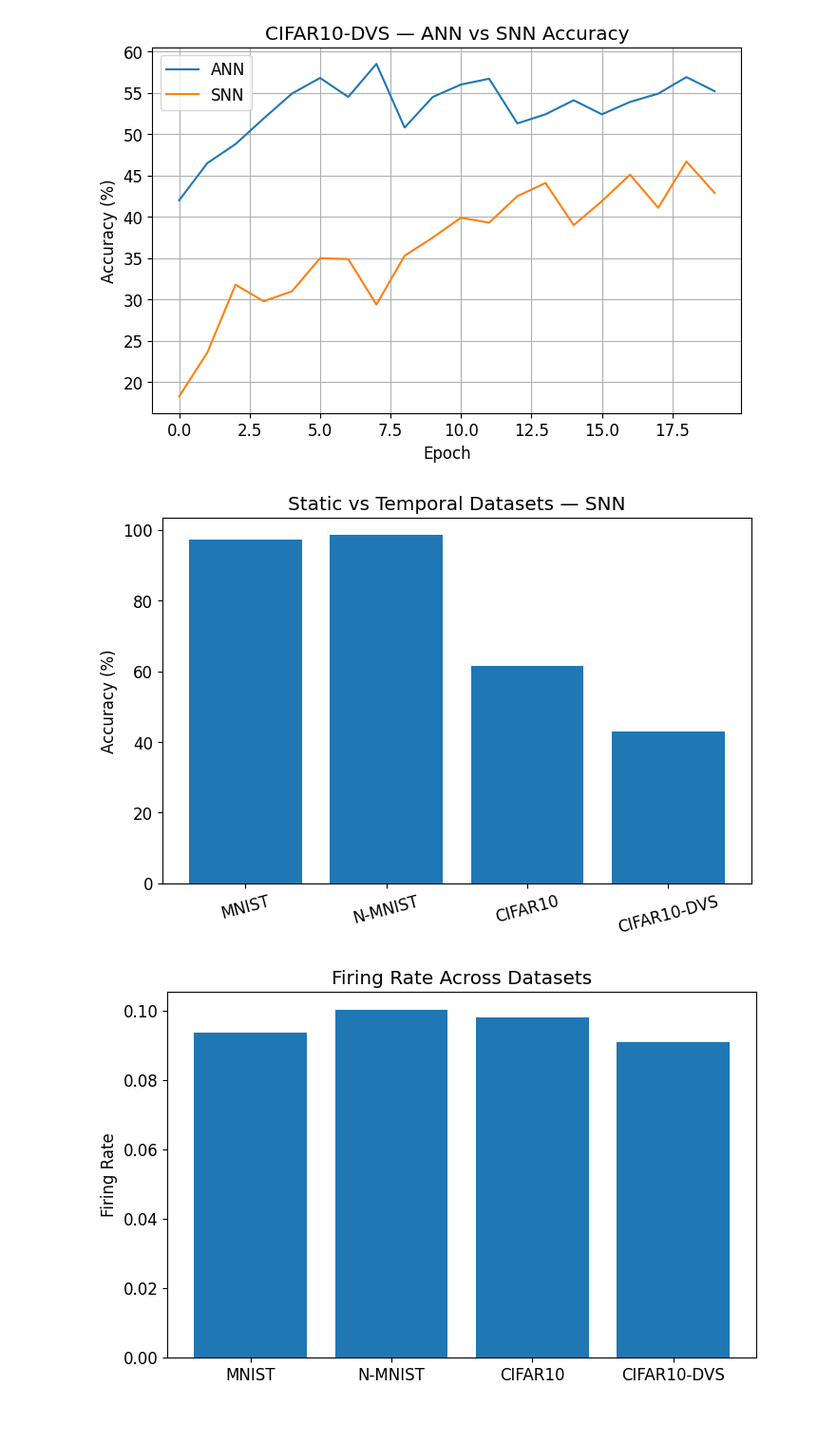
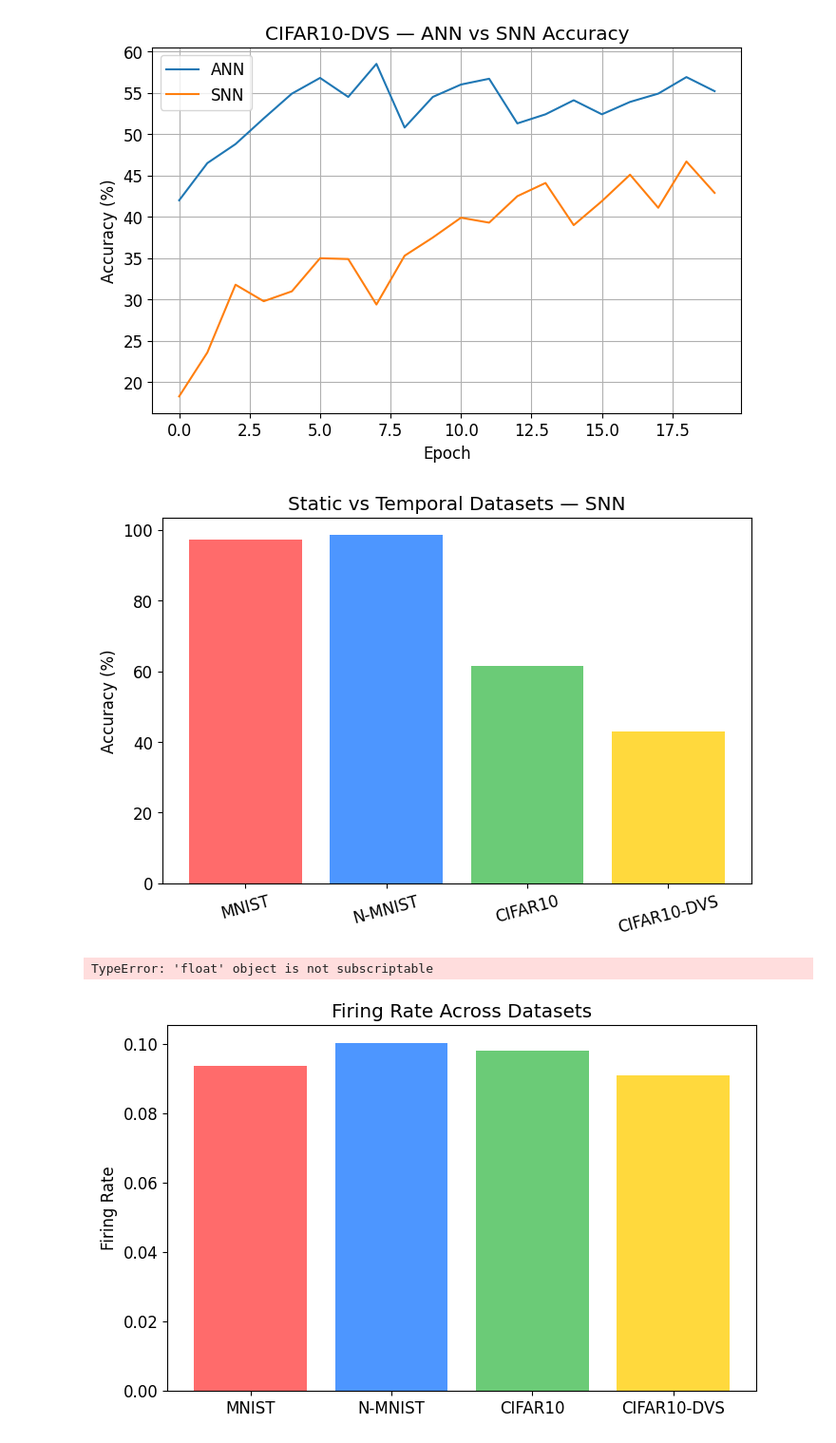
Before and after one commit to julenlegido/SpikingNeuralNetworks, a Jupyter notebook: notebooks/temporal_datasets.ipynb, the cells around one changed output. Shown at 95% size. Cells and saved outputs as stored; diff of their text form; code cells hidden in the pictures.

```diff
--- a/notebooks/temporal_datasets.ipynb
+++ b/notebooks/temporal_datasets.ipynb
@@ -329,6 +510,8 @@ datasets = [
     "CIFAR10-DVS"
 ]
 
+colors = ['#FF6B6B', '#4D96FF', '#6BCB77', '#FFD93D']
+
 acc = [
     mnist_static["accuracy"][-1],
     snn_nmnist["accuracy"][-1],
@@ -336,39 +519,72 @@ acc = [
     snn_dvs["accuracy"][-1]
 ]
 
-plt.bar(datasets, acc)
+plt.bar(datasets, acc, color=colors)
 plt.ylabel("Accuracy (%)")
 plt.title("Static vs Temporal Datasets — SNN")
 plt.xticks(rotation=15)
 plt.savefig("results/figures/static_temporal_accuracy_comparison.png", dpi=300)
 plt.show()
 # %% [output]
-[figure, old version]
+[figure, new version]
+# %%
+mnist_staticANN = load_json("results/logs/ann_results_50.json")
+cifar_staticANN = load_json("results/logs/ann_cifar_results.json")
+nmnist_ANN = load_json("results/logs/ann_nmnist_seed_summary.json")
+dvs_ANN = load_json("results/logs/ann_dvs_seed_summary.json")
+
+datasets = [
+    "MNIST",
+    "N-MNIST",
+    "CIFAR10",
+    "CIFAR10-DVS"
+]
+
+colors = ['#FF6B6B', '#4D96FF', '#6BCB77', '#FFD93D']
+
+acc = [
+    mnist_staticANN["accuracy"][-1],
+    cifar_staticANN["accuracy"][-1],
+    nmnist_ANN["mean_final_accuracy"],
+    dvs_ANN["mean_final_accuracy"]
+]
+
+plt.bar(datasets, acc, color=colors)
+plt.ylabel("Accuracy (%)")
+plt.title("Static vs Temporal Datasets — ANN")
+plt.xticks(rotation=15)
+plt.savefig("results/figures/static_temporal_accuracy_comparison_ANN.png", dpi=300)
+plt.show()
+# %% [output]
+TypeError: 'float' object is not subscriptable
 # %%
 datasets = [
     "MNIST",
     "N-MNIST",
     "CIFAR10",
     "CIFAR10-DVS"
 ]
 
 smnist_static = load_json("results/logs/spike_rate_results_steps25_scale0.8.json")
 scifar_static = load_json("results/logs/spike_analysis_beta0.5_T15.json")
 
+
+colors = ['#FF6B6B', '#4D96FF', '#6BCB77', '#FFD93D']
+
 fr = [
     smnist_static["firing_rate"],
     spk10["firing_rate"],
     scifar_static["firing_rate"],
     spk_dvs095["firing_rate"]
 ]
 
-plt.bar(datasets, fr)
+plt.bar(datasets, fr, color=colors)
 plt.ylabel("Firing Rate")
 plt.title("Firing Rate Across Datasets")
 plt.savefig("results/figures/static_temporal_firingRate_comparison.png", dpi=300)
 plt.show()
 # %% [output]
-[figure, old version]
+[figure, new version]
 # %%
 sp = [
     smnist_static["sparsity"],
```
Also changed, not shown: parts of 9 cells of this notebook, 9 other files.
